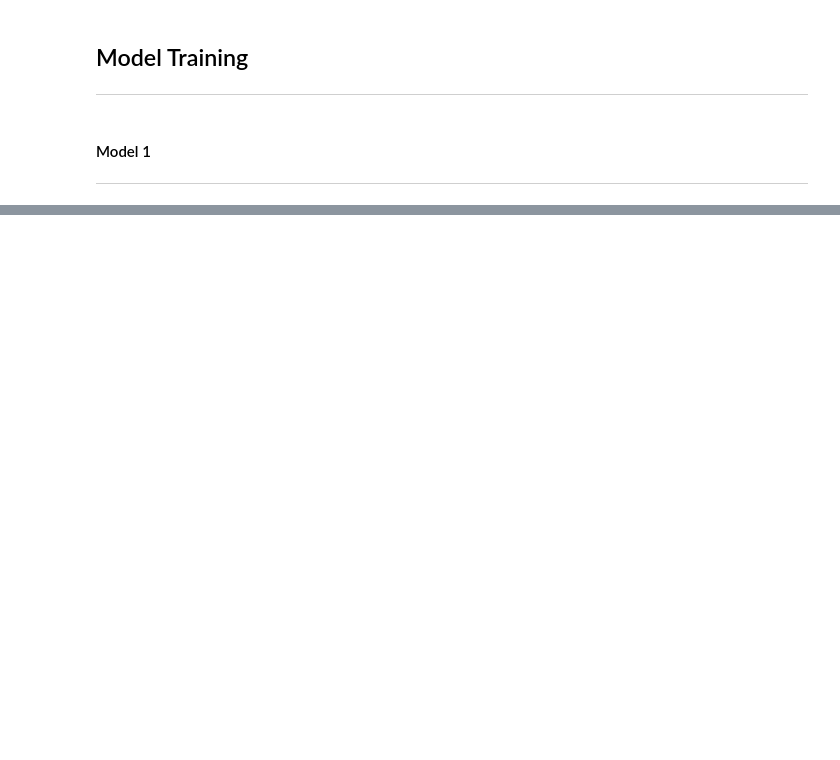
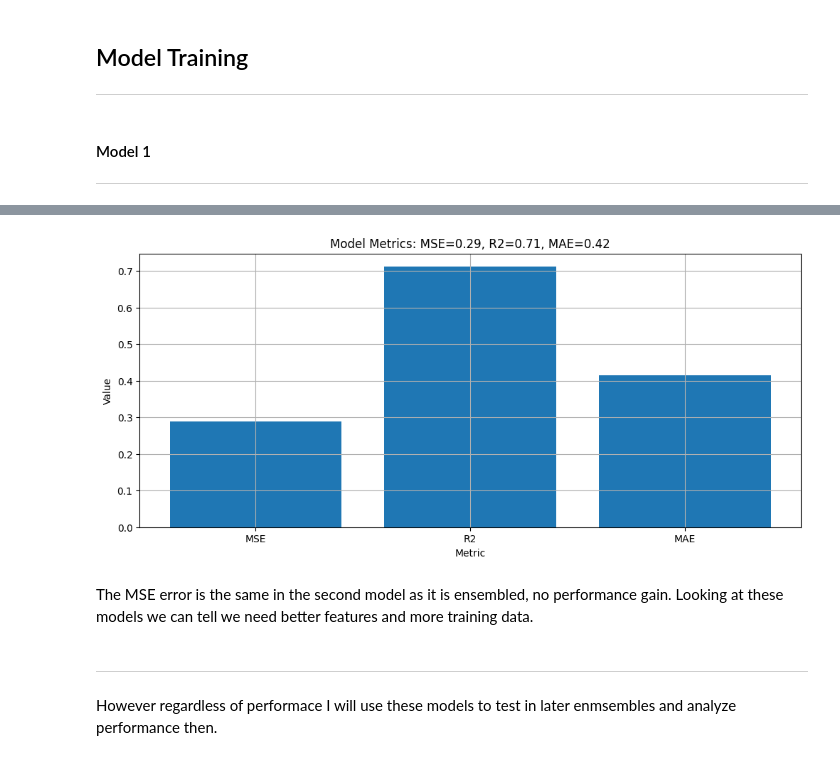
Before and after one commit to oscar-dev19/ZillowProject, a Jupyter notebook: Notebooks/Zillow_Training.ipynb, the cells around one changed output, grey strips where cells are left out. Drawn from its saved outputs; the diff is of its cells as text; code cells hidden in the pictures; blank space fills up the shorter version.

```diff
--- a/Notebooks/Zillow_Training.ipynb
+++ b/Notebooks/Zillow_Training.ipynb
@@ -139,0 +232,3 @@ print_model_metrics(model=rent_model_1,x_test=X,y_test=y)
+# %%
+lr_models = [('Linear Regression CA Rent Model 1', lr_ca_rent_model_1),('Linear Regression CA Rent Model 2', lr_ca_rent_model_2)]
+ens_lr_ca_rent_model = create_ensembled_model(lr_models,X_train,y_train)
@@ -139,0 +279,10 @@ print_model_metrics(model=rent_model_1,x_test=X,y_test=y)
+# %%
+display_model_metrics_as_bar(ens_lr_ca_rent_model,X_test,y_test)
+# %% [output]
+[figure, added]
+# %% [markdown]
+The MSE error is the same in the second model as it is ensembled, no performance gain.
+Looking at these models we can tell we need better features and more training data.
+# %% [markdown]
+ ---
+ However regardless of performace I will use these models to test in later enmsembles and analyze performance then.
```
Also changed, not shown: parts of 21 cells of this notebook, 16 other files.
